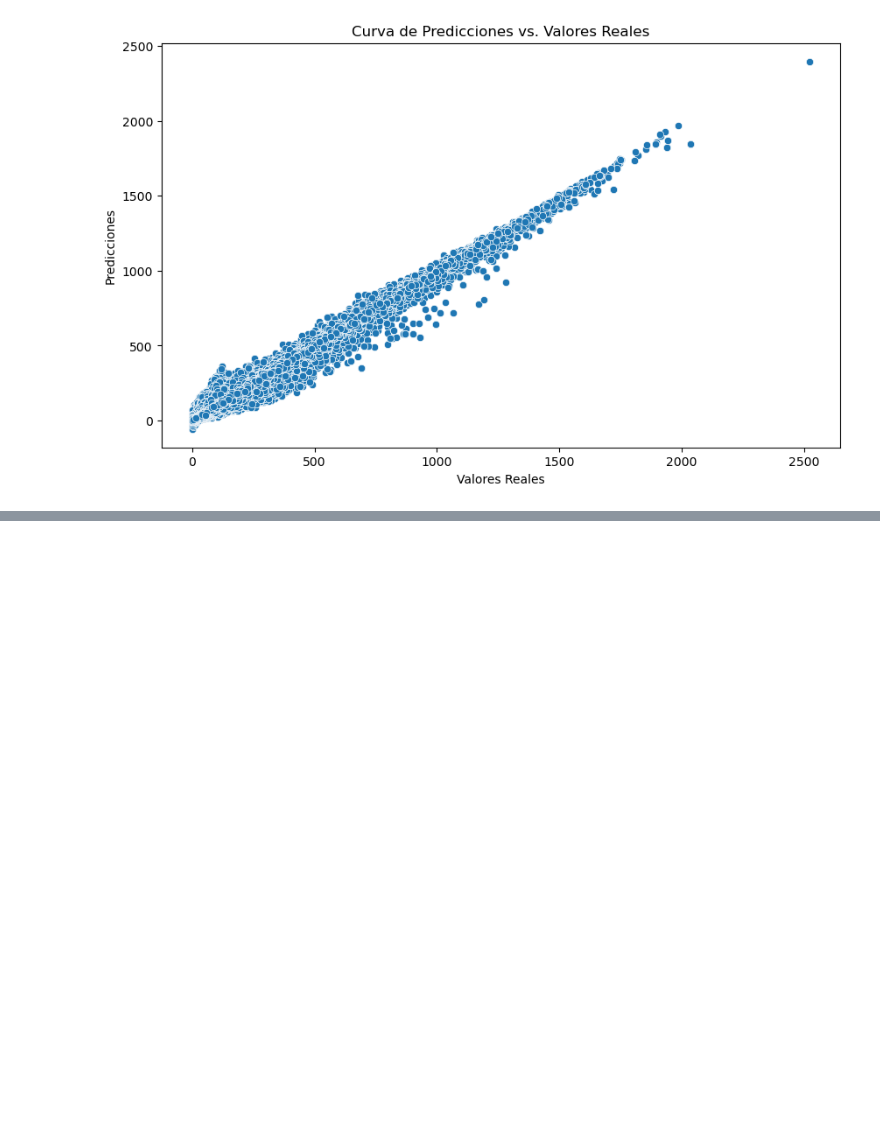
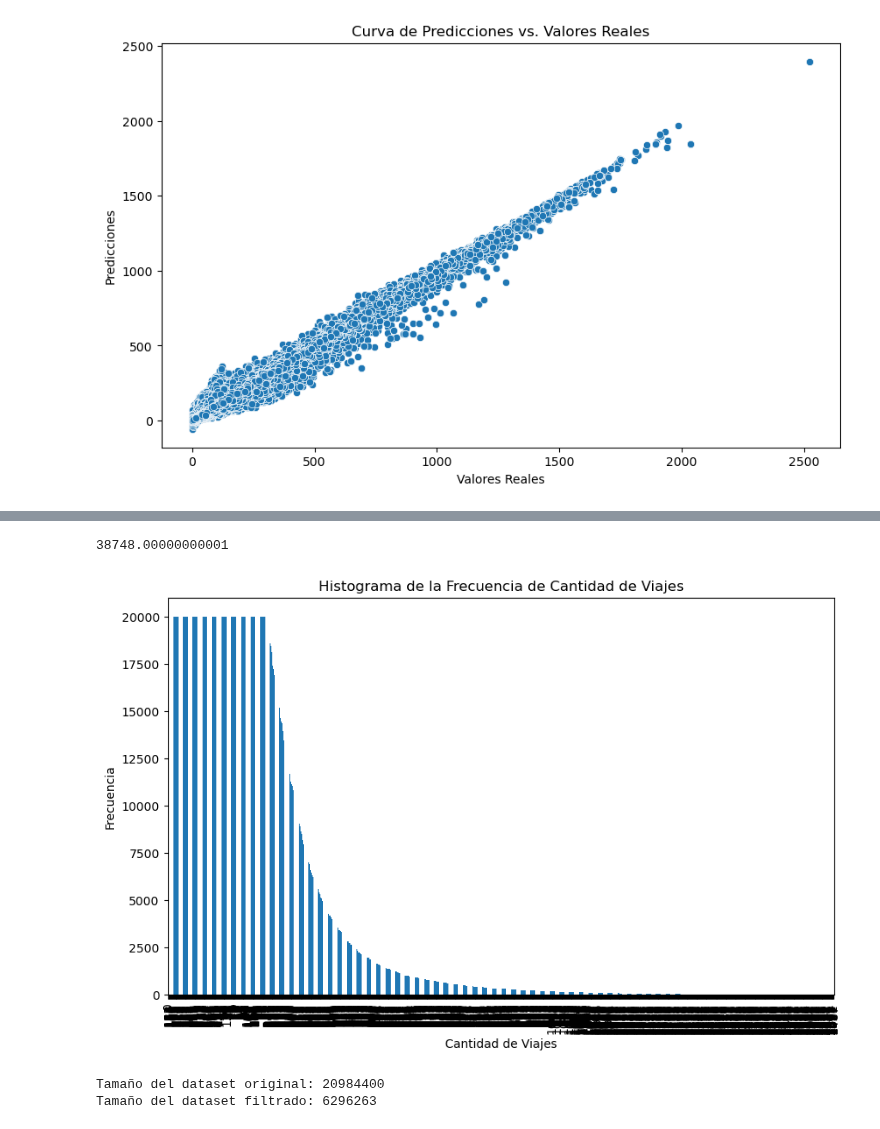
Before and after one commit to lmunozm1702/taxi_electrico_nyc, a Jupyter notebook: ML/LOCAL/ee.ipynb, the cells around one changed output, grey strips where cells are left out. Drawn from its saved outputs; the diff is of its cells as text; code cells hidden in the pictures; blank space fills up the shorter version.

```diff
--- a/ML/LOCAL/ee.ipynb
+++ b/ML/LOCAL/ee.ipynb
@@ -205,0 +212,65 @@ dtype: float32
+# %%
+frecuencia_viajes.quantile(0.9)
+# %% [output]
+38748.00000000001
+# %%
+# Ver la distribución de los valores en 'cantidad_de_viajes'
+frecuencia_viajes = clima_con_viajes['cantidad_de_viajes'].value_counts()
+
+# Definir el número máximo de repeticiones permitidas para cada valor
+max_repeticiones = 20000  # Puedes ajustar este número según lo necesites
+
+# Lista para almacenar las filas balanceadas
+filas_balanceadas = []
+
+# Para cada valor en 'cantidad_de_viajes', reducir la frecuencia si es necesario
+for valor, frecuencia in frecuencia_viajes.items():
+    # Seleccionamos las filas que corresponden a ese valor
+    sub_df = clima_con_viajes[clima_con_viajes['cantidad_de_viajes'] == valor]
+
+    # Si la frecuencia excede el máximo permitido, tomamos solo el número deseado de filas
+    if frecuencia > max_repeticiones:
+        sub_df = sub_df.sample(n=max_repeticiones, random_state=42)  # Aleatorizar las filas
+
+    # Añadir al conjunto de filas balanceadas
+    filas_balanceadas.append(sub_df)
+
+# Combinar todas las filas balanceadas
+clima_viajes_balanceado = pd.concat(filas_balanceadas)
+# %%
+import matplotlib.pyplot as plt
+frecuencia_viajes2 = clima_viajes_balanceado['cantidad_de_viajes'].value_counts()
+
+# Crear el histograma
+plt.figure(figsize=(10, 6))
+frecuencia_viajes2.plot(kind='bar')
+plt.xlabel('Cantidad de Viajes')
+plt.ylabel('Frecuencia')
+plt.title('Histograma de la Frecuencia de Cantidad de Viajes')
+plt.show()
+# %% [output]
+[figure, added]
+# %%
+import numpy as np
+
+clima_viajes_balanceado = clima_con_viajes
+# Suponiendo que 'clima_viajes_balanceado' es un DataFrame de pandas
+# Añadir una columna con valores aleatorios
+clima_viajes_balanceado['aleatorio'] = np.random.rand(len(clima_viajes_balanceado))
+
+# Filtrar los registros que quieres eliminar aleatoriamente
+# Por ejemplo, eliminar el 50% de los registros:
+porcentaje_eliminar = 0.7
+clima_viajes_filtrado = clima_viajes_balanceado[clima_viajes_balanceado['aleatorio'] > porcentaje_eliminar]
+
+# Eliminar la columna aleatoria
+clima_viajes_filtrado = clima_viajes_filtrado.drop(columns=['aleatorio'])
+
+# Mostrar el tamaño del dataset original y del filtrado
+print("Tamaño del dataset original:", len(clima_viajes_balanceado))
+print("Tamaño del dataset filtrado:", len(clima_viajes_filtrado))
+
+clima_viajes_menos_valores = clima_viajes_balanceado
+# %% [output]
+Tamaño del dataset original: 20984400
+Tamaño del dataset filtrado: 6296263
```
Also changed, not shown: parts of 8 cells of this notebook, 4 other files.
